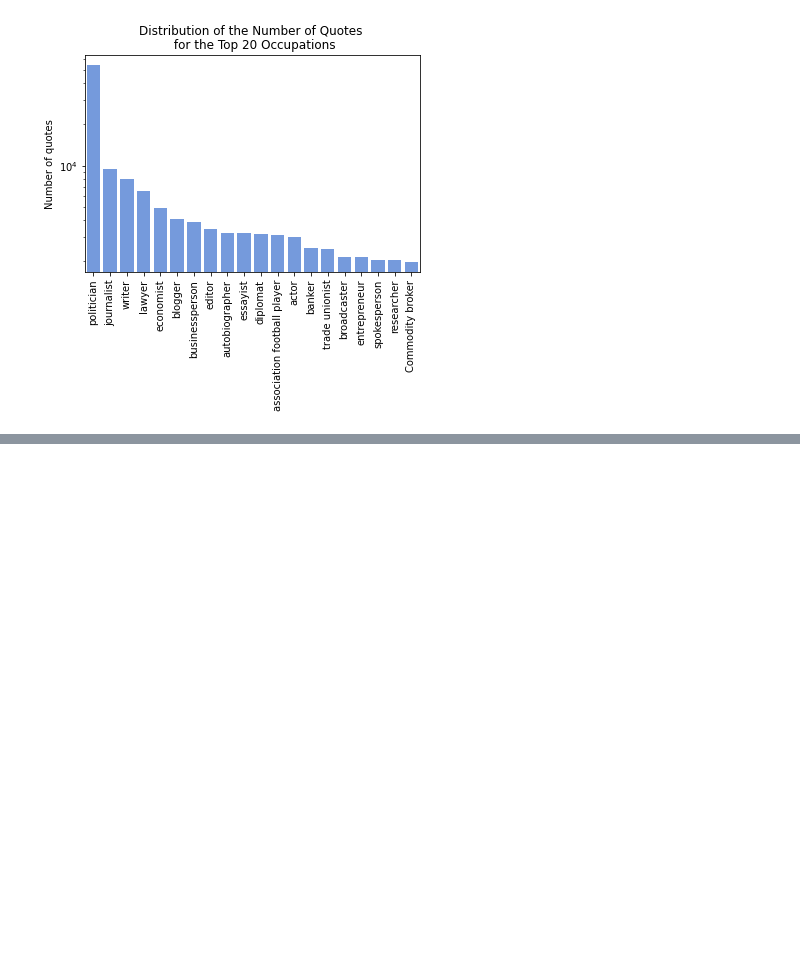
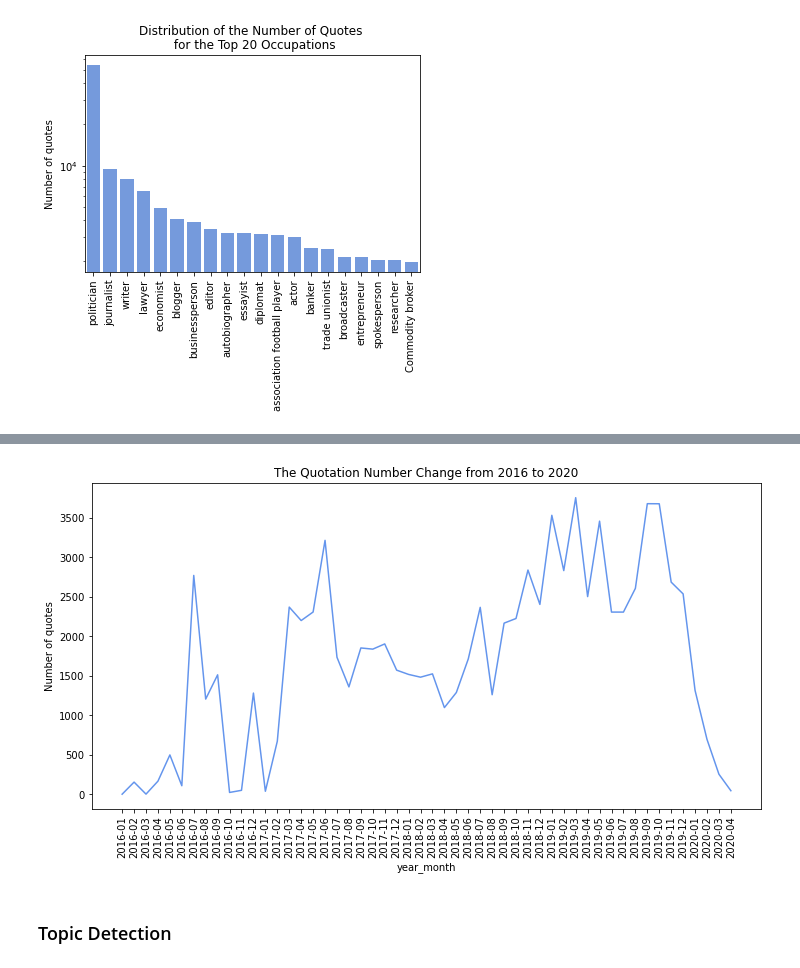
Before and after one commit to epfl-ada/ada-2021-project-skrw, a Jupyter notebook: Milestone_3.ipynb, the cells around one changed output, grey strips where cells are left out. Cells and saved outputs as stored; diff of their text form; code cells hidden in the pictures; blank space fills up the shorter version.

```diff
--- a/Milestone_3.ipynb
+++ b/Milestone_3.ipynb
@@ -158,0 +198,7 @@ plt.show()
+# %%
+df["year"] = df["date"].apply(lambda x :x.split("-")[0])
+df["month"] = df["date"].apply(lambda x :x.split("-")[1])
+change_by_year = df.groupby(["year","month"])["date"].count().reset_index()
+change_by_year.rename(columns={"date": "count"},inplace = True)
+change_by_year["year_month"] = change_by_year.year + "-" + change_by_year.month
+change_by_year
@@ -158,0 +223,11 @@ plt.show()
+# %%
+plt.figure(figsize=(12,6))
+ax = sns.lineplot(data = change_by_year, x = 'year_month', y= 'count',  color='cornflowerblue',alpha=1)
+ax.set_xticklabels(change_by_year['year_month'], rotation=90)
+ax.set_title('The Quotation Number Change from 2016 to 2020')
+plt.ylabel('Number of quotes')
+plt.show()
+# %% [output]
+[figure, added]
+# %% [markdown]
+### Topic Detection
```
Also changed, not shown: parts of 35 cells of this notebook, 1 other file.
